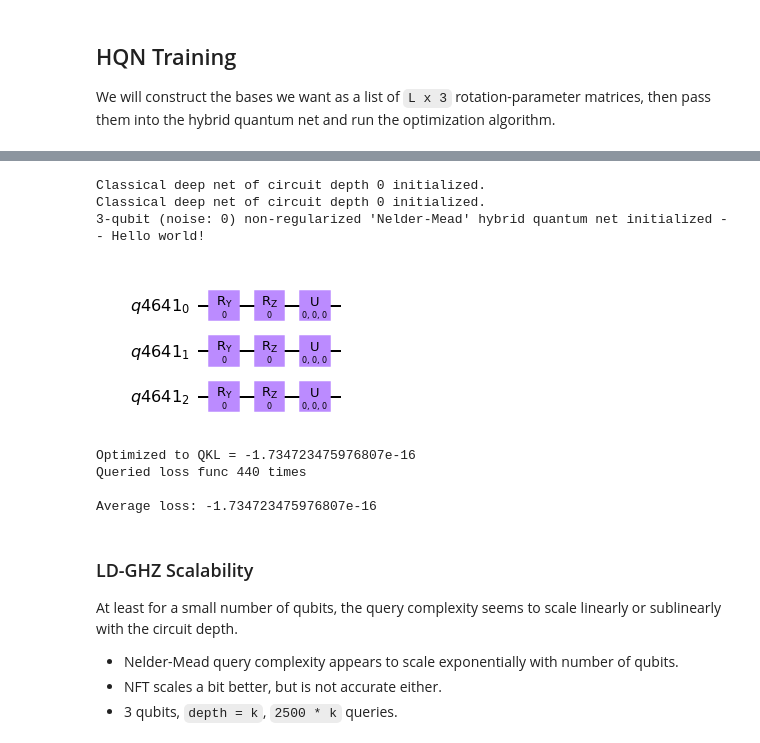
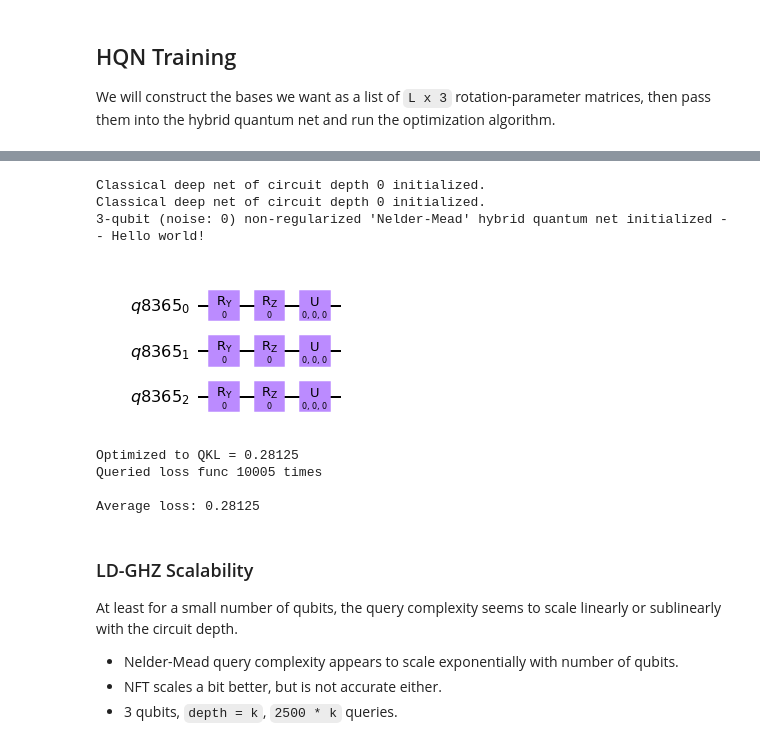
Before and after one commit to jz-lu/symmetry-learning, a Jupyter notebook: HQN.ipynb, the cells around one changed output, grey strips where cells are left out. Drawn from its saved outputs; the diff is of its cells as text; code cells hidden in the pictures.

```diff
--- a/HQN.ipynb
+++ b/HQN.ipynb
@@ -31,4 +31,7 @@ NUM_QUBITS = 3
 NUM_BASES = 2
 USE_REGULARIZER = False
 LOSS_METRIC = Em_MMD
+ESTIMATE = True
+SAMPLE = True
+NOISE_SCALE = 5
 OPS = 0.1 # MMD sigma parameter
@@ -112,18 +115,20 @@ plt.show()
 # %%
 # Start up the HQN
 disp = False # Display convergence messages from optimizer
 
-hqn = HQNet(state, bases, eta=1e-2, maxiter=5E4, disp=disp,
+hqn = HQNet(state, bases, eta=1e-2, maxiter=1E4, disp=disp,
             mode='Nelder-Mead', depth=CIRCUIT_DEPTH,
-            metric_func=LOSS_METRIC, regularize=False, ops=OPS)
+            estimate=ESTIMATE, s_eps=NOISE_SCALE,
+            metric_func=LOSS_METRIC, ops=OPS, sample=SAMPLE,
+            regularize=False)
 
 # Examine the parametrized circuit
 hqn.view_circuit().draw(output='mpl')
 # %% [output]
 Classical deep net of circuit depth 0 initialized.
 Classical deep net of circuit depth 0 initialized.
 3-qubit (noise: 0) non-regularized 'Nelder-Mead' hybrid quantum net initialized -- Hello world!
-[figure, old version]
+[figure, new version]
 # %%
 # Optimize a few times.
 NRUN = 1
@@ -148,10 +153,10 @@ print(f"\nAverage loss: {avg}")
 # ? | are in trouble. We want the CNets to intentionally overfit, so it extrapolates relatively
 # ? | poorly.
 # %% [output]
-Optimized to QKL = -1.734723475976807e-16
-Queried loss func 440 times
+Optimized to QKL = 0.28125
+Queried loss func 10005 times
 
-Average loss: -1.734723475976807e-16
+Average loss: 0.28125
 # %% [markdown]
 ### LD-GHZ Scalability
 At least for a small number of qubits, the query complexity seems to scale linearly or sublinearly with the circuit depth.
```
Also changed, not shown: parts of 7 cells of this notebook, 5 other files.
